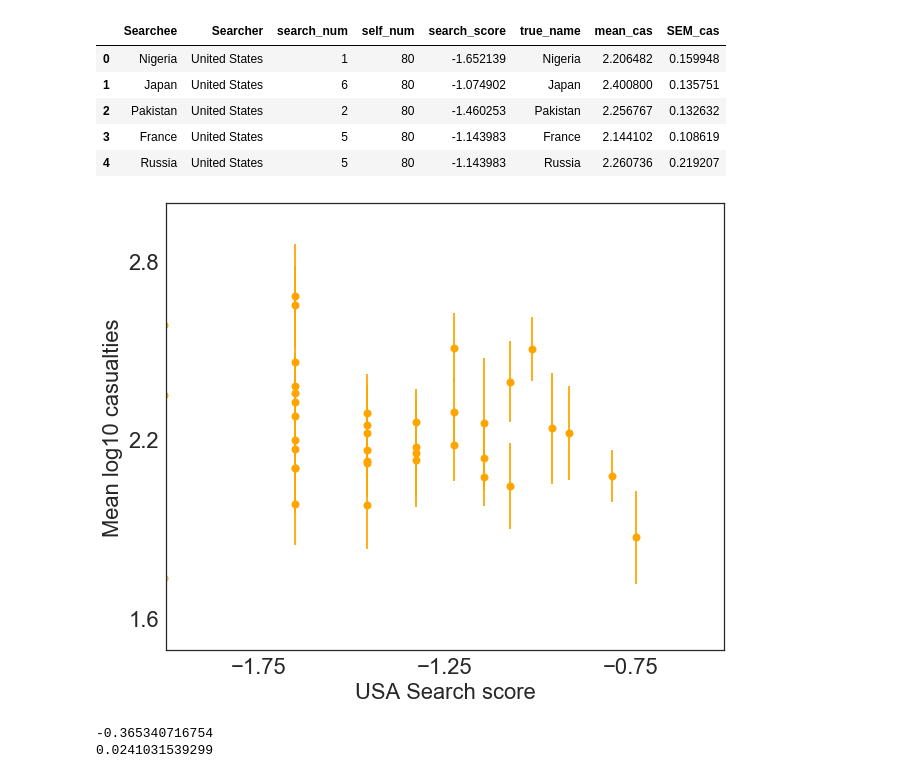
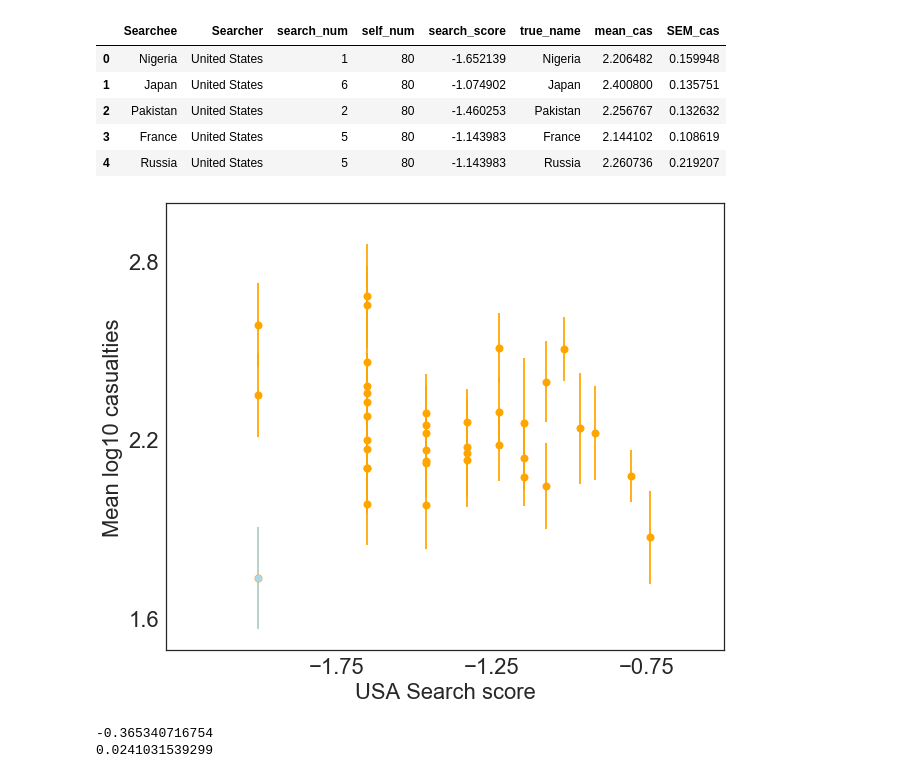
Before and after one commit to timflew/stereotype_news, a Jupyter notebook: country_trends/Country trends.ipynb, the cells around one changed output. Cells and saved outputs as stored; diff of their text form; code cells hidden in the pictures.

```diff
--- a/country_trends/Country trends.ipynb
+++ b/country_trends/Country trends.ipynb
@@ -246,22 +246,22 @@ searchee_usa_df.head()
 # %%
 plt.figure(figsize=(10,8))
 
 plt.errorbar(searchee_usa_df['search_score'], searchee_usa_df['mean_cas'], yerr=searchee_usa_df['SEM_cas'],\
              c='orange',fmt='o',markersize=8)
 a
 # liberia
 liberia_df=searchee_usa_df[searchee_usa_df['Searchee']=='Liberia']
 plt.errorbar(liberia_df['search_score'], liberia_df['mean_cas'], yerr=liberia_df['SEM_cas'],c='lightblue',fmt='o')
 
 plt.xlabel('USA Search score',fontsize='22')
 plt.ylabel('Mean log10 casualties',fontsize='22')
 #plt.xticks(range(len(searchee_df)), searchee_df['searchee'], rotation='90',fontsize=22)
 plt.xticks([-1.75,-1.25,-.75],fontsize=22)
 plt.yticks([1.6,2.2,2.8],fontsize=22)
-plt.axis([-2, -.5, 1.5, 3])
+plt.axis([-2.3, -.5, 1.5, 3])
 plt.show()
 # %% [output]
-[figure, old version]
+[figure, new version]
 # %%
 not_liberia_df=searchee_usa_df[searchee_usa_df['Searchee']!='Liberia'] # exclude liberia because it's an outlier
 a,b=stats.pearsonr(not_liberia_df['search_score'], not_liberia_df['mean_cas'])
```
Also changed, not shown: parts of 1 cell of this notebook.
